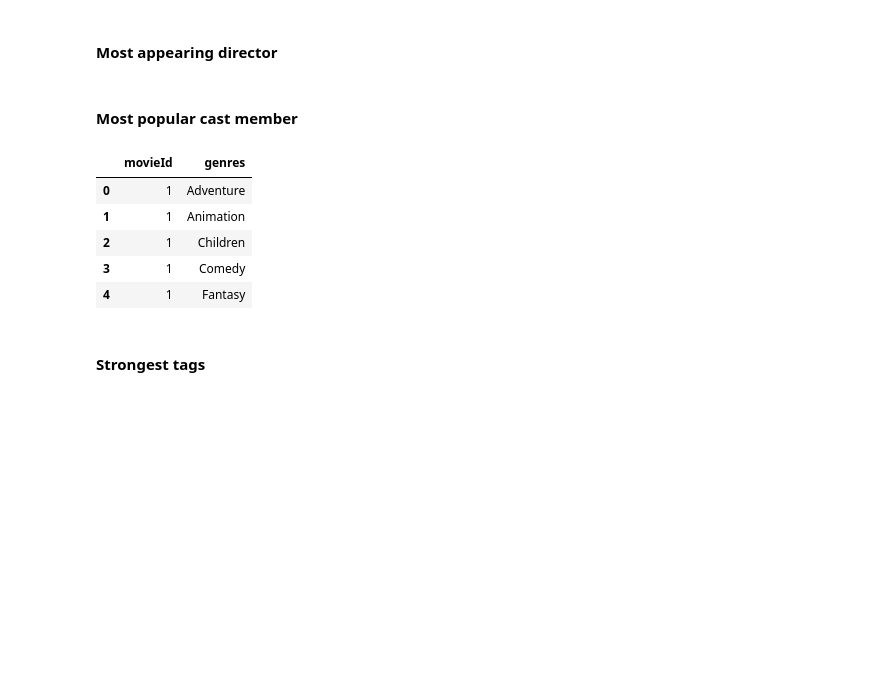
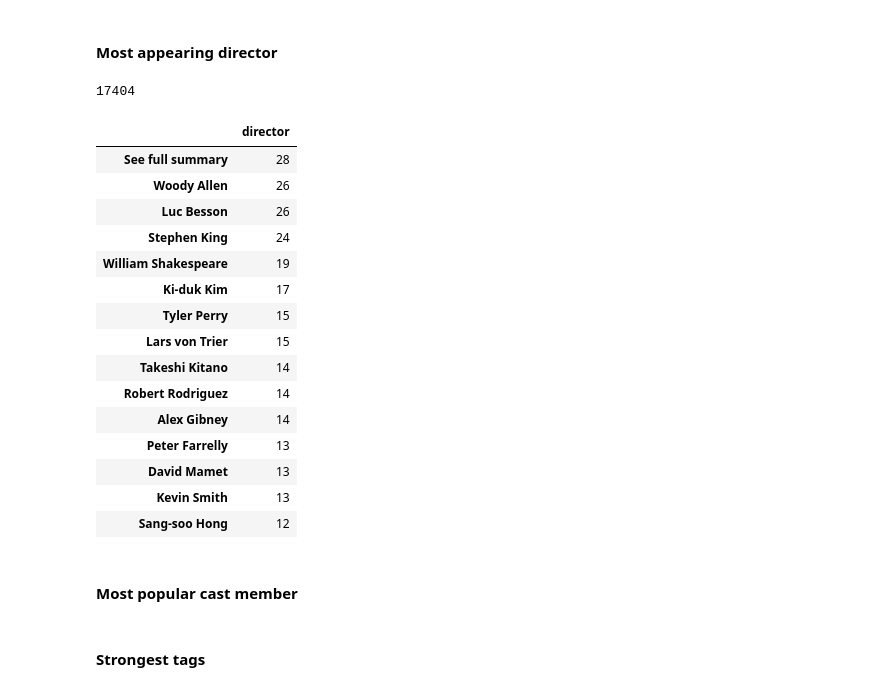
Before and after one commit to Zdithebe96/Unsupervised_MM2, a Jupyter notebook: Movie Ratings Predictor .ipynb, the cells around one changed output. Drawn from its saved outputs; the diff is of its cells as text; code cells hidden in the pictures; blank space fills up the shorter version.

```diff
--- a/Movie Ratings Predictor .ipynb
+++ b/Movie Ratings Predictor .ipynb
@@ -222,25 +222,31 @@ plt.show()
 #### Most common run-time
 # %% [markdown]
 #### Most appearing director
+# %%
+imdb['director'].count()
+# %% [output]
+17404
+# %%
+#create a dataframe of the top 15 most frequent directors
+frequent_directors = pd.DataFrame(imdb['director'].value_counts())
+freq_directors = frequent_directors.head(15)
+freq_directors
+# %% [output]
+|  | director |
+| See full summary | 28 |
+| Woody Allen | 26 |
+| Luc Besson | 26 |
+| Stephen King | 24 |
+| William Shakespeare | 19 |
+| Ki-duk Kim | 17 |
+| Tyler Perry | 15 |
+| Lars von Trier | 15 |
+| Takeshi Kitano | 14 |
+| Robert Rodriguez | 14 |
+| Alex Gibney | 14 |
+| Peter Farrelly | 13 |
+| David Mamet | 13 |
+| Kevin Smith | 13 |
+| Sang-soo Hong | 12 |
 # %% [markdown]
 #### Most popular cast member
-# %%
-# Create dataframe containing only the movieId and genres
-movies_genres = pd.DataFrame(movies[['movieId', 'genres']],
-                             columns=['movieId', 'genres'])
-
-# Split genres seperated by "|" and create a list containing the genres allocated to each movie
-movies_genres.genres = movies_genres.genres.apply(lambda x: x.split('|'))
-
-# Create expanded dataframe where each movie-genre combination is in a seperate row
-movies_genres = pd.DataFrame([(tup.movieId, d) for tup in movies_genres.itertuples() for d in tup.genres],
-                             columns=['movieId', 'genres'])
-
-movies_genres.head()
-# %% [output]
-|  | movieId | genres |
-| 0 | 1 | Adventure |
-| 1 | 1 | Animation |
-| 2 | 1 | Children |
-| 3 | 1 | Comedy |
-| 4 | 1 | Fantasy |
```
Also changed, not shown: parts of 3 cells of this notebook.
